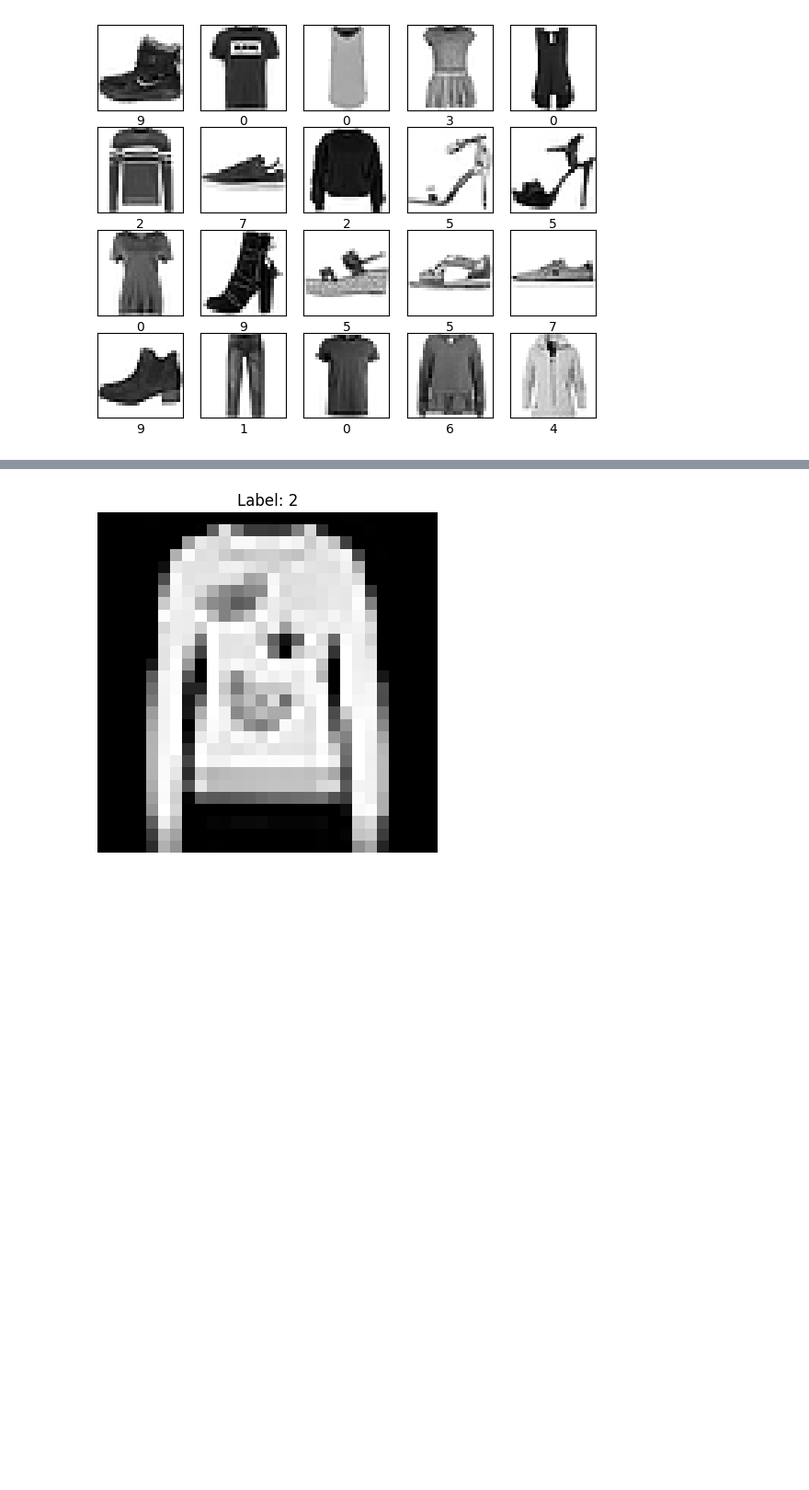
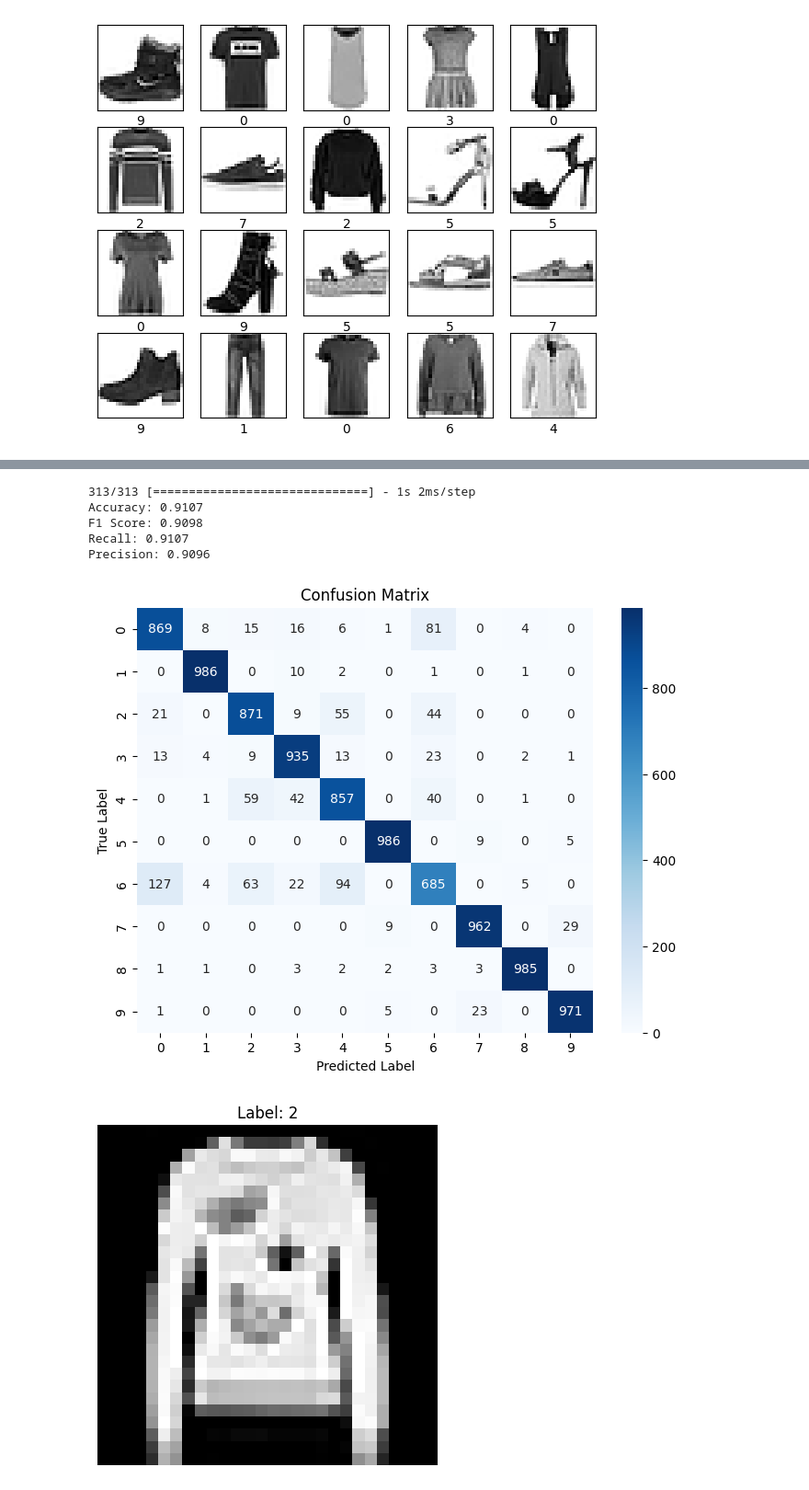
Before and after one commit to Asad15-tech/Alyz.code, a Jupyter notebook: Deep Learning/06_CNN_FMnist.ipynb, the cells around one changed output, grey strips where cells are left out. Shown: that part at 92% size. Saved outputs shown, nothing was run; the diff lists cells and outputs as text; code cells hidden in the pictures; blank space fills up the shorter version.

```diff
--- a/Deep Learning/06_CNN_FMnist.ipynb
+++ b/Deep Learning/06_CNN_FMnist.ipynb
@@ -158,7 +229,7 @@ early_stopping = EarlyStopping(monitor='val_loss', patience=3, restore_best_weig
 history = model.fit(
     X_train, y_train,
     epochs=40,
-    batch_size=32,
+    batch_size=16,
     validation_data=(X_test, y_test),
     callbacks=[early_stopping]
 )
@@ -183,3 +254,42 @@ Epoch 14/40
+# %%
+
+# Predictions
+y_pred_probs = model.predict(X_test)
+y_pred = np.argmax(y_pred_probs, axis=1)
+
+# True labels (no one-hot encoding)
+y_true = y_test
+
+# Calculate metrics
+val_accuracy = accuracy_score(y_true, y_pred)
+val_f1 = f1_score(y_true, y_pred, average='weighted')
+val_recall = recall_score(y_true, y_pred, average='weighted')
+val_precision = precision_score(y_true, y_pred, average='weighted')
+
+print(f"Accuracy: {val_accuracy:.4f}")
+print(f"F1 Score: {val_f1:.4f}")
+print(f"Recall: {val_recall:.4f}")
+print(f"Precision: {val_precision:.4f}")
+# %% [output]
+313/313 [==============================] - 1s 2ms/step
+Accuracy: 0.9107
+F1 Score: 0.9098
+Recall: 0.9107
+Precision: 0.9096
+# %%
+# ---------------------------------------
+# Confusion Matrix
+# ---------------------------------------
+cm = confusion_matrix(y_true, y_pred)
+
+plt.figure(figsize=(8, 6))
+sns.heatmap(cm, annot=True, fmt="d", cmap="Blues")
+plt.title("Confusion Matrix")
+plt.xlabel("Predicted Label")
+plt.ylabel("True Label")
+plt.show()
+# %% [output]
+[figure, added]
 # %%
 # show the sixth test image
 plt.imshow(X_test[5000].reshape(28,28), cmap='gray')  # 28x28 pixel gray image
```
Also changed, not shown: parts of 11 cells of this notebook.
